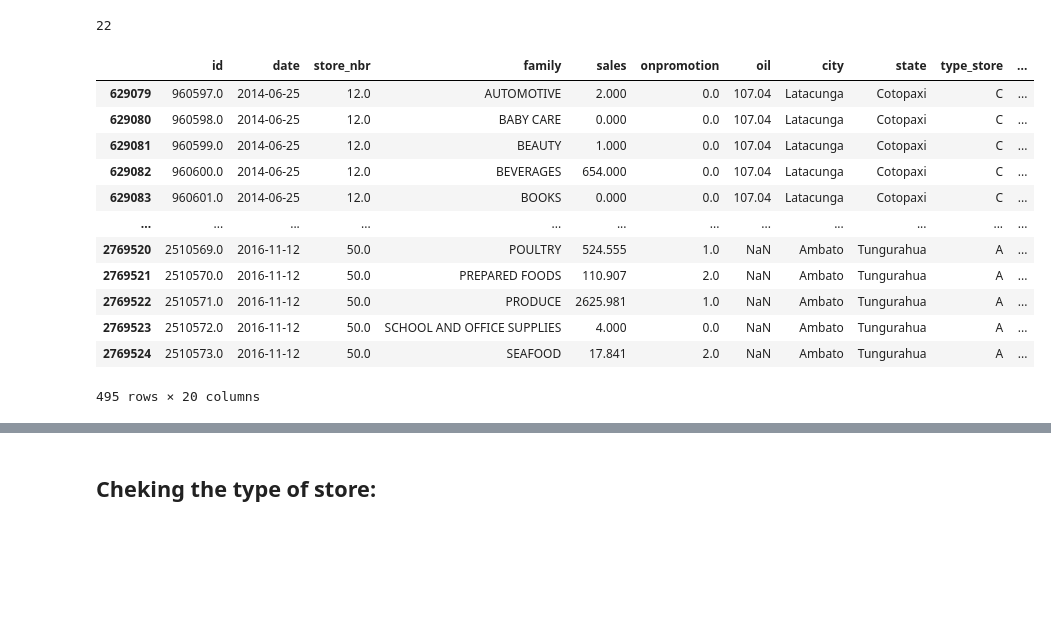
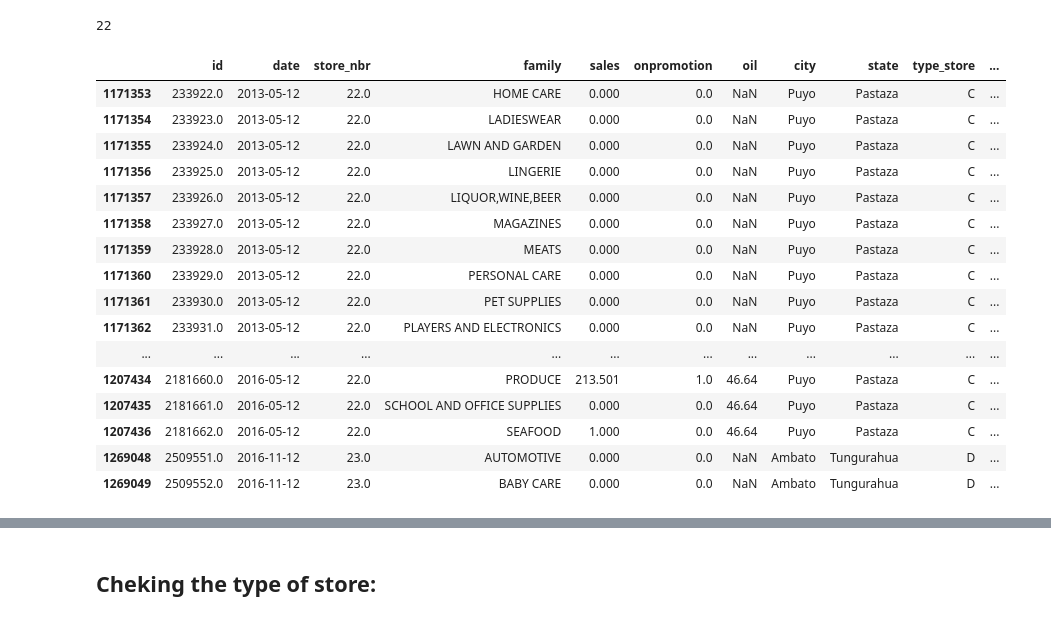
Before and after one commit to arielxinsu/Erdos_Grocery_Sales, a Jupyter notebook: price-forecast.ipynb, the cells around one changed output, grey strips where cells are left out. Cells and saved outputs as stored; diff of their text form; code cells hidden in the pictures; blank space fills up the shorter version.

```diff
--- a/price-forecast.ipynb
+++ b/price-forecast.ipynb
@@ -87,6 +87,7 @@ combined['day']=combined['date'].apply(lambda x: x.split('-')[2]).astype(int)
 
 #and day of the week
 import calendar
+from datetime import date
 
 def date_to_day(year,month,day):
     d = calendar.weekday(year, month, day)
@@ -94,3 +95,4 @@ def date_to_day(year,month,day):
     return days[d]
 
 combined['day_of_the_week']=combined.apply(lambda row: date_to_day(row['year'], row['month'], row['day']), axis=1)
+combined['week_number'] = combined.apply(lambda row: date(row['year'], row['month'], row['day']).isocalendar()[1], axis=1)
@@ -231,18 +235,22 @@ combined.loc[combined['type_hol'].isna(), 'type_hol'] = combined.loc[combined['t
 # %%
 combined[['hol_Nat','hol_Reg','hol_Loc']]=combined[['hol_Nat','hol_Reg','hol_Loc']].fillna(0)
 # %%
-combined[combined['hol_Nat']+combined['hol_Reg']+combined['hol_Loc']>1]
+combined[combined['hol_Nat']+combined['hol_Reg']+combined['hol_Loc']>1][150:200]
 # %% [output]
 |  | id | date | store_nbr | family | sales | onpromotion | oil | city | state | type_store | ... |
-| 629079 | 960597.0 | 2014-06-25 | 12.0 | AUTOMOTIVE | 2.000 | 0.0 | 107.04 | Latacunga | Cotopaxi | C | ... |
-| 629080 | 960598.0 | 2014-06-25 | 12.0 | BABY CARE | 0.000 | 0.0 | 107.04 | Latacunga | Cotopaxi | C | ... |
-| 629081 | 960599.0 | 2014-06-25 | 12.0 | BEAUTY | 1.000 | 0.0 | 107.04 | Latacunga | Cotopaxi | C | ... |
-| 629082 | 960600.0 | 2014-06-25 | 12.0 | BEVERAGES | 654.000 | 0.0 | 107.04 | Latacunga | Cotopaxi | C | ... |
-| 629083 | 960601.0 | 2014-06-25 | 12.0 | BOOKS | 0.000 | 0.0 | 107.04 | Latacunga | Cotopaxi | C | ... |
+| 1171353 | 233922.0 | 2013-05-12 | 22.0 | HOME CARE | 0.000 | 0.0 | NaN | Puyo | Pastaza | C | ... |
+| 1171354 | 233923.0 | 2013-05-12 | 22.0 | LADIESWEAR | 0.000 | 0.0 | NaN | Puyo | Pastaza | C | ... |
+| 1171355 | 233924.0 | 2013-05-12 | 22.0 | LAWN AND GARDEN | 0.000 | 0.0 | NaN | Puyo | Pastaza | C | ... |
+| 1171356 | 233925.0 | 2013-05-12 | 22.0 | LINGERIE | 0.000 | 0.0 | NaN | Puyo | Pastaza | C | ... |
+| 1171357 | 233926.0 | 2013-05-12 | 22.0 | LIQUOR,WINE,BEER | 0.000 | 0.0 | NaN | Puyo | Pastaza | C | ... |
+| 1171358 | 233927.0 | 2013-05-12 | 22.0 | MAGAZINES | 0.000 | 0.0 | NaN | Puyo | Pastaza | C | ... |
+| 1171359 | 233928.0 | 2013-05-12 | 22.0 | MEATS | 0.000 | 0.0 | NaN | Puyo | Pastaza | C | ... |
+| 1171360 | 233929.0 | 2013-05-12 | 22.0 | PERSONAL CARE | 0.000 | 0.0 | NaN | Puyo | Pastaza | C | ... |
+| 1171361 | 233930.0 | 2013-05-12 | 22.0 | PET SUPPLIES | 0.000 | 0.0 | NaN | Puyo | Pastaza | C | ... |
+| 1171362 | 233931.0 | 2013-05-12 | 22.0 | PLAYERS AND ELECTRONICS | 0.000 | 0.0 | NaN | Puyo | Pastaza | C | ... |
 | ... | ... | ... | ... | ... | ... | ... | ... | ... | ... | ... | ... |
-| 2769520 | 2510569.0 | 2016-11-12 | 50.0 | POULTRY | 524.555 | 1.0 | NaN | Ambato | Tungurahua | A | ... |
-| 2769521 | 2510570.0 | 2016-11-12 | 50.0 | PREPARED FOODS | 110.907 | 2.0 | NaN | Ambato | Tungurahua | A | ... |
-| 2769522 | 2510571.0 | 2016-11-12 | 50.0 | PRODUCE | 2625.981 | 1.0 | NaN | Ambato | Tungurahua | A | ... |
-| 2769523 | 2510572.0 | 2016-11-12 | 50.0 | SCHOOL AND OFFICE SUPPLIES | 4.000 | 0.0 | NaN | Ambato | Tungurahua | A | ... |
-| 2769524 | 2510573.0 | 2016-11-12 | 50.0 | SEAFOOD | 17.841 | 2.0 | NaN | Ambato | Tungurahua | A | ... |
+| 1207434 | 2181660.0 | 2016-05-12 | 22.0 | PRODUCE | 213.501 | 1.0 | 46.64 | Puyo | Pastaza | C | ... |
+| 1207435 | 2181661.0 | 2016-05-12 | 22.0 | SCHOOL AND OFFICE SUPPLIES | 0.000 | 0.0 | 46.64 | Puyo | Pastaza | C | ... |
+| 1207436 | 2181662.0 | 2016-05-12 | 22.0 | SEAFOOD | 1.000 | 0.0 | 46.64 | Puyo | Pastaza | C | ... |
+| 1269048 | 2509551.0 | 2016-11-12 | 23.0 | AUTOMOTIVE | 0.000 | 0.0 | NaN | Ambato | Tungurahua | D | ... |
+| 1269049 | 2509552.0 | 2016-11-12 | 23.0 | BABY CARE | 0.000 | 0.0 | NaN | Ambato | Tungurahua | D | ... |
-495 rows × 20 columns
```
Also changed, not shown: parts of 16 cells of this notebook.
